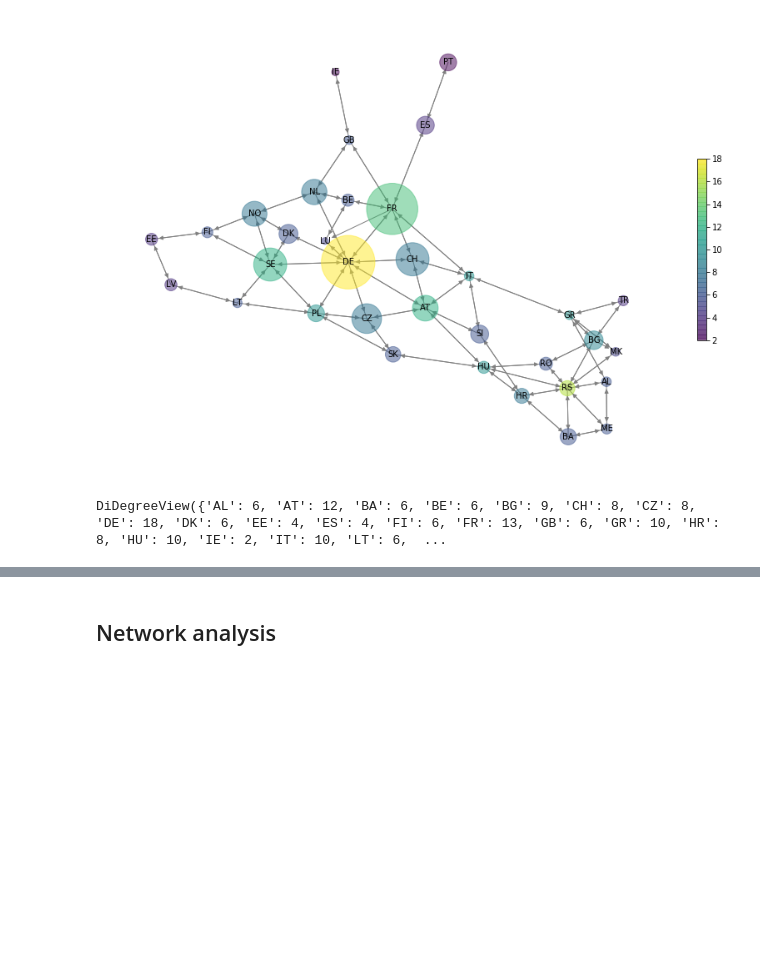
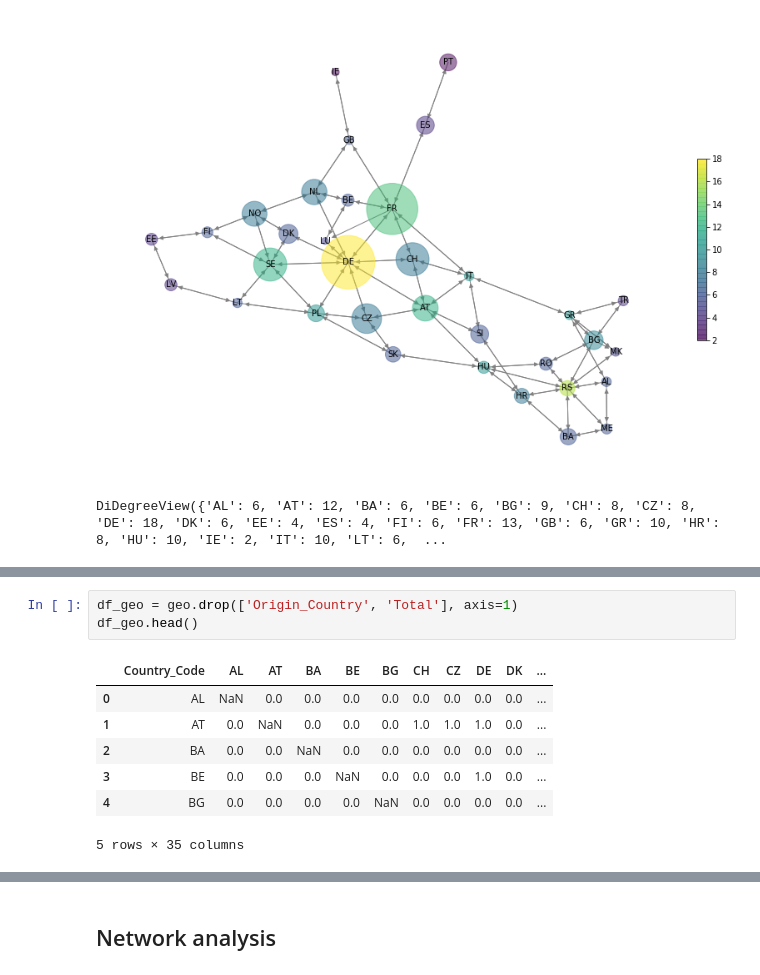
Before and after one commit to Sophie-Xiying-Liu/Analysis_and_Modelling_Social_Interactions, a Jupyter notebook: European_electricity_network_Xiying.ipynb, the cells around one changed output, grey strips where cells are left out. Drawn from its saved outputs; the diff is of its cells as text; blank space fills up the shorter version.

```diff
--- a/European_electricity_network_Xiying.ipynb
+++ b/European_electricity_network_Xiying.ipynb
@@ -244,0 +259,11 @@ DiDegreeView({'AL': 6, 'AT': 12, 'BA': 6, 'BE': 6, 'BG': 9, 'CH': 8, 'CZ': 8, 'D
+# %%
+df_geo = geo.drop(['Origin_Country', 'Total'], axis=1)
+df_geo.head()
+# %% [output]
+|  | Country_Code | AL | AT | BA | BE | BG | CH | CZ | DE | DK | ... |
+| 0 | AL | NaN | 0.0 | 0.0 | 0.0 | 0.0 | 0.0 | 0.0 | 0.0 | 0.0 | ... |
+| 1 | AT | 0.0 | NaN | 0.0 | 0.0 | 0.0 | 1.0 | 1.0 | 1.0 | 0.0 | ... |
+| 2 | BA | 0.0 | 0.0 | NaN | 0.0 | 0.0 | 0.0 | 0.0 | 0.0 | 0.0 | ... |
+| 3 | BE | 0.0 | 0.0 | 0.0 | NaN | 0.0 | 0.0 | 0.0 | 1.0 | 0.0 | ... |
+| 4 | BG | 0.0 | 0.0 | 0.0 | 0.0 | NaN | 0.0 | 0.0 | 0.0 | 0.0 | ... |
+5 rows × 35 columns
```
Also changed, not shown: parts of 8 cells of this notebook, 7 other files.
